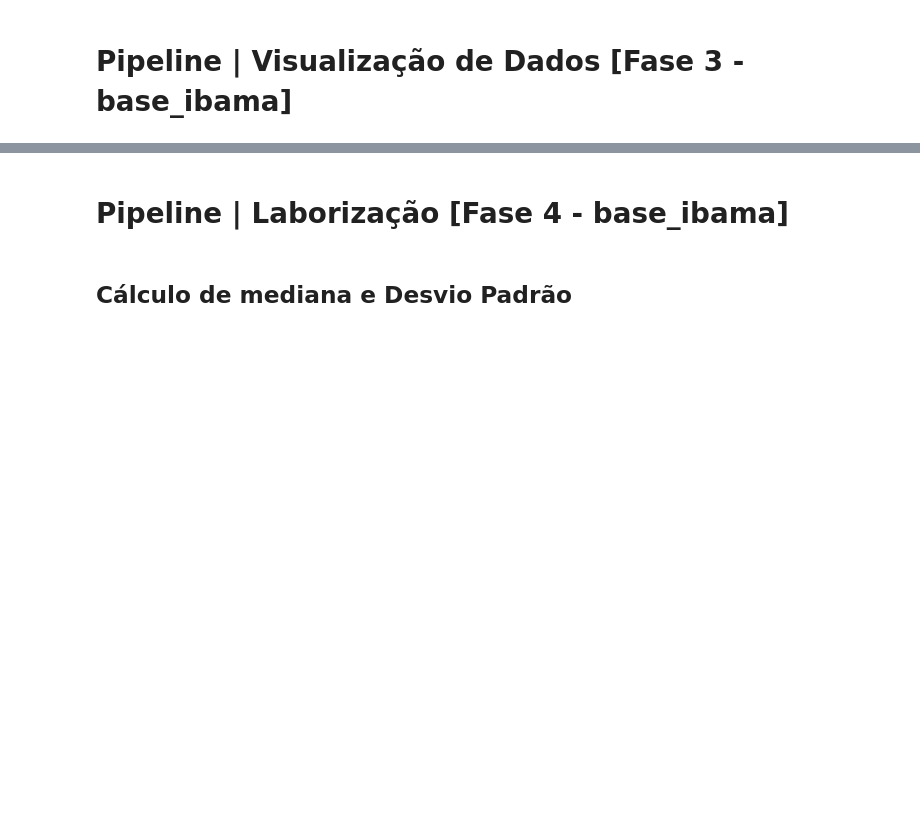
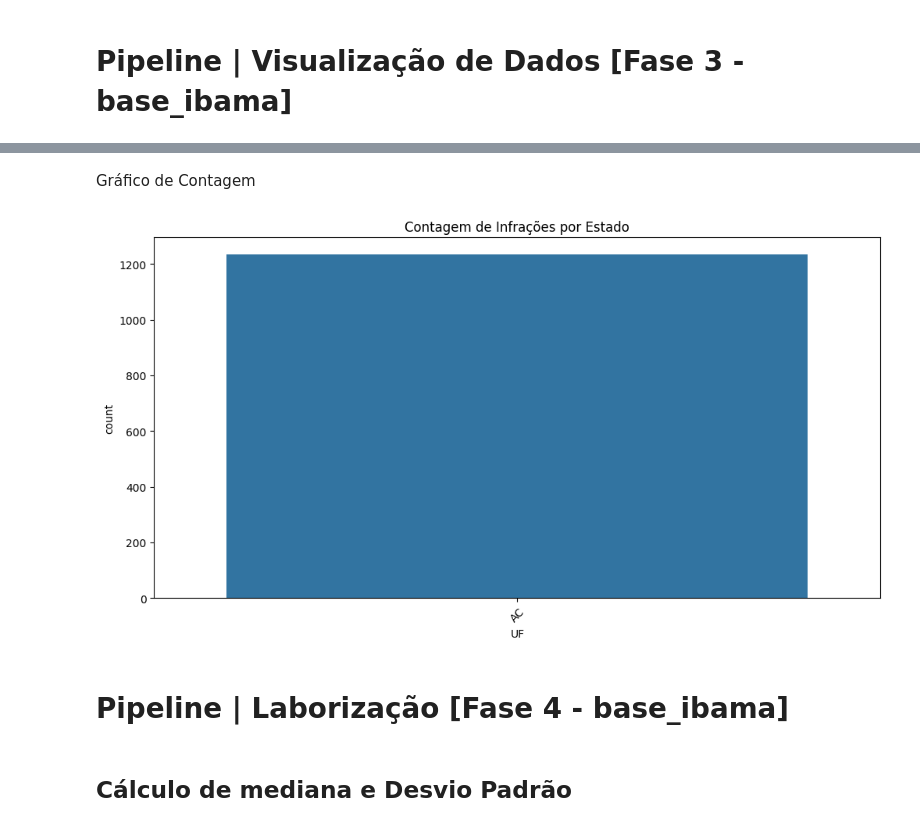
Before and after one commit to VictorHugoTesti/-am-t4-s1a2026, a Jupyter notebook: prova_21_Victor_Testi.ipynb, the cells around one changed output, grey strips where cells are left out. Drawn from its saved outputs; the diff is of its cells as text; code cells hidden in the pictures; blank space fills up the shorter version.

```diff
--- a/prova_21_Victor_Testi.ipynb
+++ b/prova_21_Victor_Testi.ipynb
@@ -49,3 +176,13 @@ base_ibama.loc[base_ibama['Valor do Auto'] < 0]
+# %% [markdown]
+Gráfico de Contagem
+# %%
+plt.figure(figsize=(12, 6))
+sns.countplot(data=base_ibama, x='UF')
+plt.title('Contagem de Infrações por Estado')
+plt.xticks(rotation=45)
+plt.show()
+# %% [output]
+[figure, added]
 # %% [markdown]
 # Pipeline | Laborização [Fase 4 - base_ibama]
 # %% [markdown]
```
Also changed, not shown: parts of 53 cells of this notebook.
